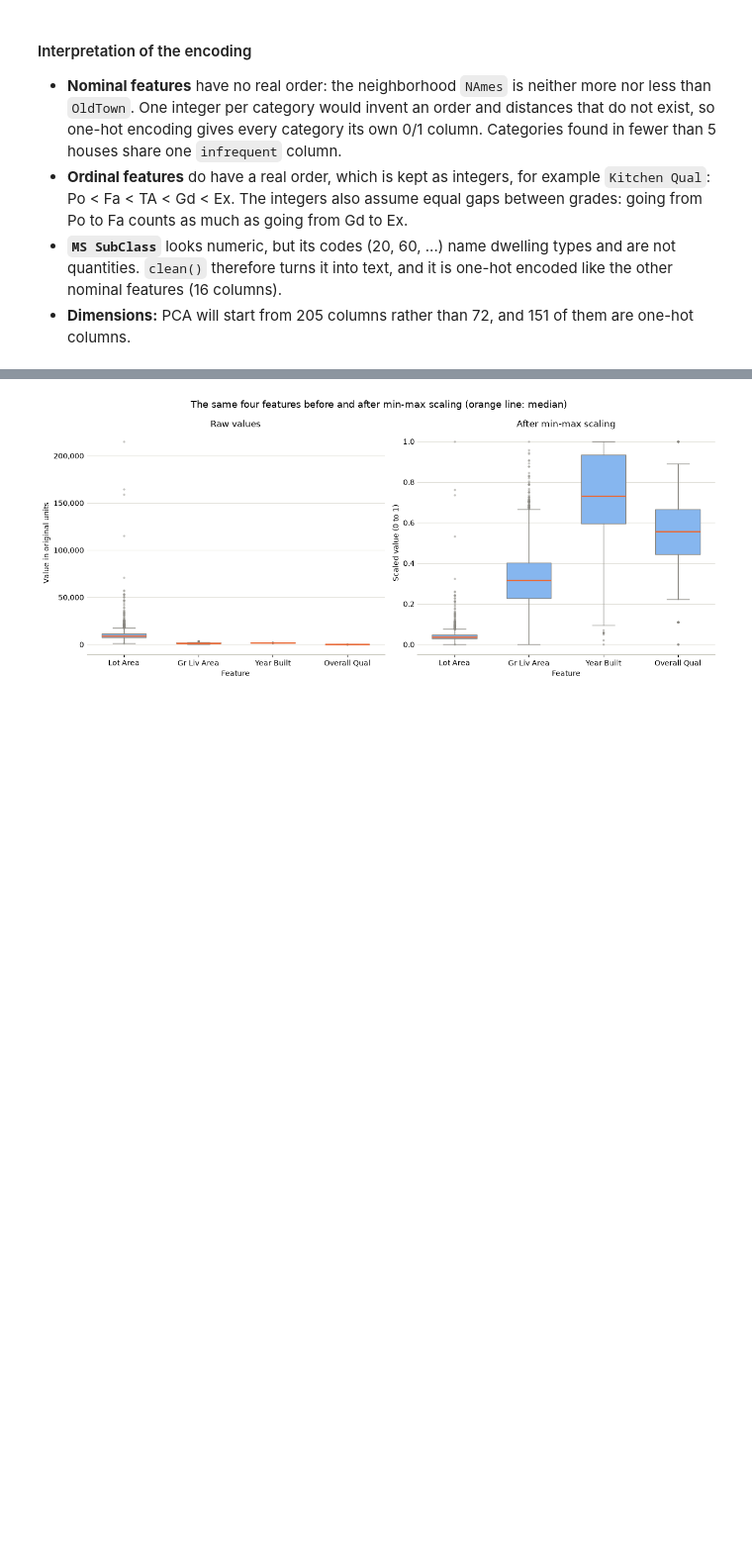
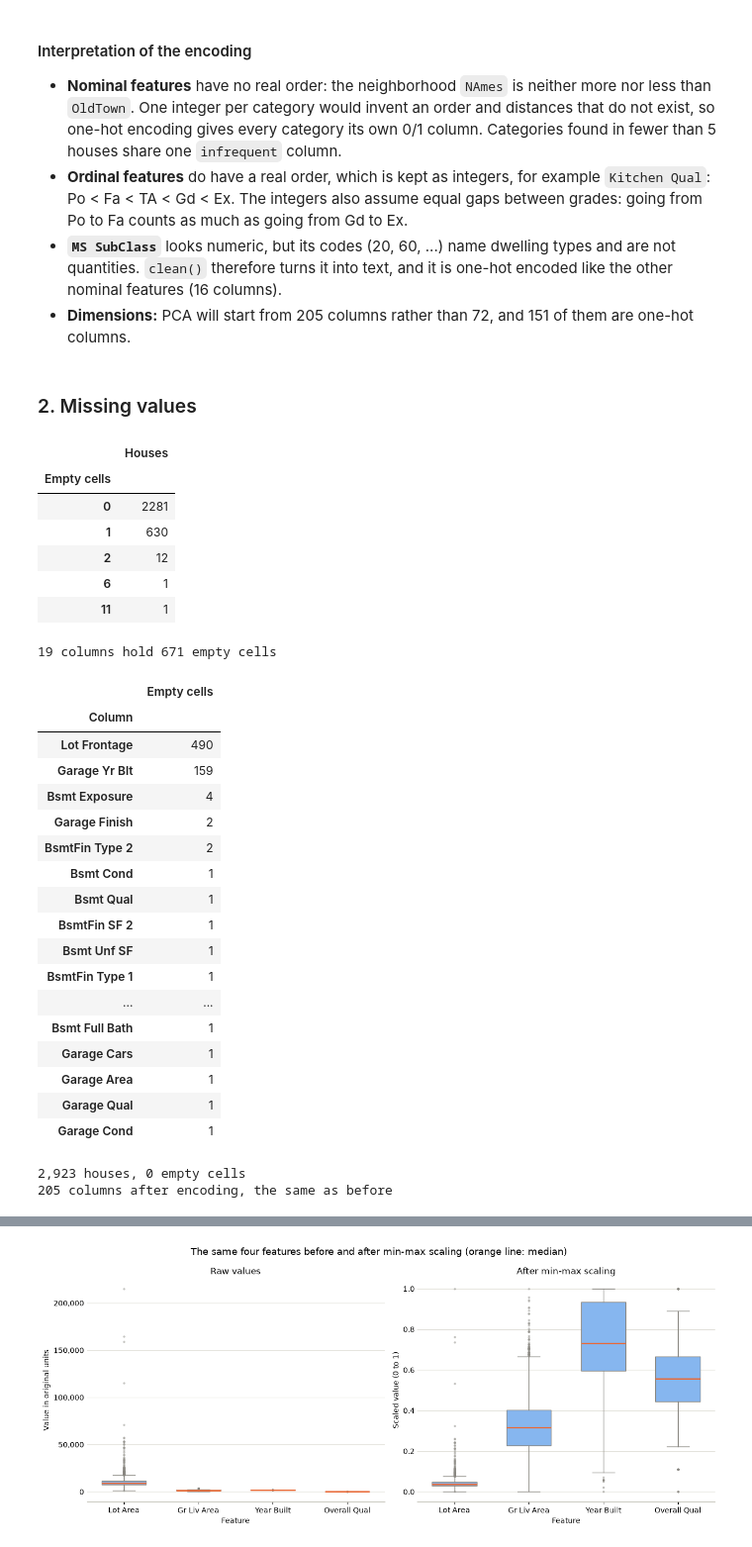
Before and after one commit to AdelinGabriel21/ames-housing-analysis, a Jupyter notebook: notebooks/08_pca_kmeans_clustering.ipynb, the cells around one changed output, grey strips where cells are left out. Shown at 99% size. Cells and saved outputs as stored; diff of their text form; code cells hidden in the pictures; blank space fills up the shorter version.

Commit message:
feat: add missing-value handling and PCA

```diff
--- a/notebooks/08_pca_kmeans_clustering.ipynb
+++ b/notebooks/08_pca_kmeans_clustering.ipynb
@@ -85,3 +86,58 @@ plt.show()
 - **Ordinal features** do have a real order, which is kept as integers, for example `Kitchen Qual`: Po < Fa < TA < Gd < Ex. The integers also assume equal gaps between grades: going from Po to Fa counts as much as going from Gd to Ex.
 - **`MS SubClass`** looks numeric, but its codes (20, 60, ...) name dwelling types and are not quantities. `clean()` therefore turns it into text, and it is one-hot encoded like the other nominal features (16 columns).
 - **Dimensions:** PCA will start from 205 columns rather than 72, and 151 of them are one-hot columns.
+# %% [markdown]
+### 2. Missing values
+# %%
+gaps_per_house = X.isna().sum(axis=1)
+gaps_per_column = X.isna().sum()
+gaps_per_column = gaps_per_column[gaps_per_column > 0].sort_values(ascending=False)
+
+houses_by_gaps = gaps_per_house.value_counts().sort_index().rename_axis("Empty cells").to_frame("Houses")
+columns_with_gaps = gaps_per_column.rename_axis("Column").to_frame("Empty cells")
+assert houses_by_gaps["Houses"].sum() == len(X)
+assert columns_with_gaps["Empty cells"].sum() == gaps_per_house.sum()
+
+display(houses_by_gaps)
+print(f"{len(columns_with_gaps)} columns hold {gaps_per_column.sum()} empty cells")
+display(columns_with_gaps)
+# %% [output]
+|  | Houses |
+| Empty cells |  |
+| 0 | 2281 |
+| 1 | 630 |
+| 2 | 12 |
+| 6 | 1 |
+| 11 | 1 |
+19 columns hold 671 empty cells
+|  | Empty cells |
+| Column |  |
+| Lot Frontage | 490 |
+| Garage Yr Blt | 159 |
+| Bsmt Exposure | 4 |
+| Garage Finish | 2 |
+| BsmtFin Type 2 | 2 |
+| Bsmt Cond | 1 |
+| Bsmt Qual | 1 |
+| BsmtFin SF 2 | 1 |
+| Bsmt Unf SF | 1 |
+| BsmtFin Type 1 | 1 |
+| ... | ... |
+| Bsmt Full Bath | 1 |
+| Garage Cars | 1 |
+| Garage Area | 1 |
+| Garage Qual | 1 |
+| Garage Cond | 1 |
+# %%
+X_complete, y_complete = drop_incomplete(X, y)
+X_complete = fill_missing(X_complete)
+encoded_complete = make_preprocessor("onehot", min_frequency=5).fit_transform(X_complete, y_complete)
+
+assert X_complete.isna().sum().sum() == 0
+assert encoded_complete.columns.equals(encoded.columns)
+
+print(f"{len(X_complete):,} houses, {X_complete.isna().sum().sum()} empty cells")
+print(f"{encoded_complete.shape[1]} columns after encoding, the same as before")
+# %% [output]
+2,923 houses, 0 empty cells
+205 columns after encoding, the same as before
```
Also changed, not shown: parts of 14 cells of this notebook, 1 other file.
